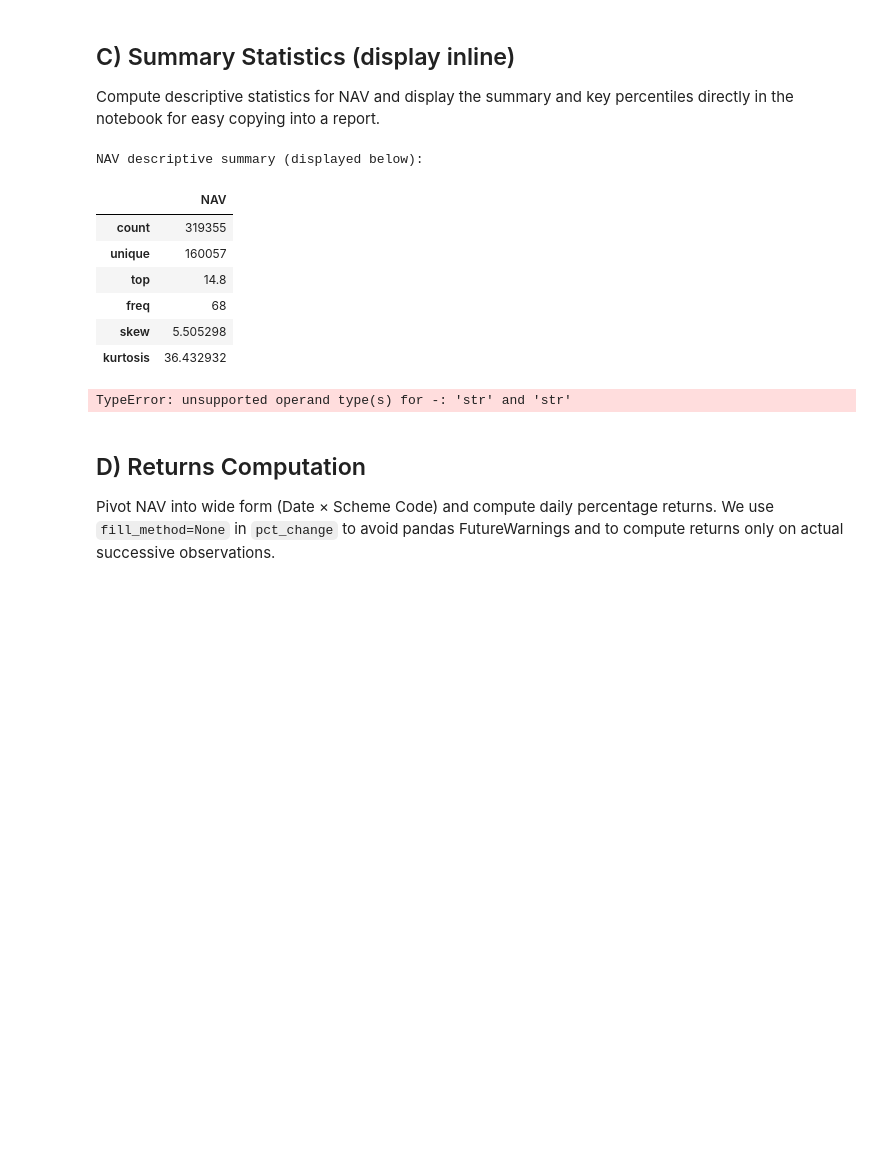
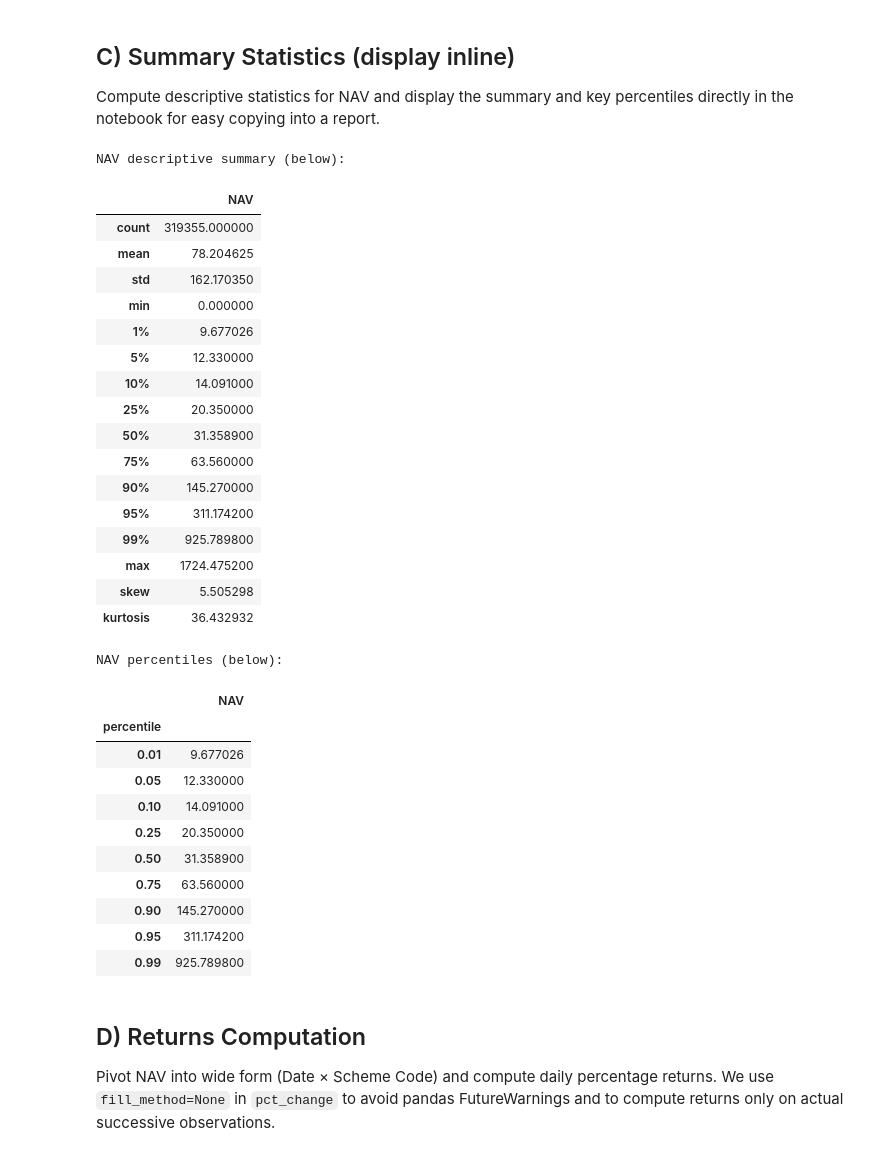
Before and after one commit to Sanya-Vaishnvi/EDA-project, a Jupyter notebook: 3_univariate.ipynb, the cells around one changed output. Cells and saved outputs as stored; diff of their text form; code cells hidden in the pictures; blank space fills up the shorter version.

```diff
--- a/3_univariate.ipynb
+++ b/3_univariate.ipynb
@@ -50,15 +46,11 @@ def load_and_clean(path):
     df['Date'] = pd.to_datetime(df['Date'], errors='coerce')
 
     # numeric columns cleanup
-    num_cols = ['Net Asset Value', 'Repurchase Price', 'Sale Price']
+    num_cols = ['NAV', 'Repurchase Price', 'Sale Price']
     for col in num_cols:
         if col in df.columns:
             df[col] = df[col].str.replace(',', '', regex=False)
             df[col] = pd.to_numeric(df[col], errors='coerce')
-
-    # standardize NAV column name
-    if 'Net Asset Value' in df.columns:
-        df = df.rename(columns={'Net Asset Value': 'NAV'})
 
     # drop rows with invalid dates and sort
     df = df.dropna(subset=['Date']).sort_values(['Scheme Code', 'Date']).reset_index(drop=True)
@@ -68,6 +60,7 @@ def load_and_clean(path):
     return df
 
 df = load_and_clean(CSV_FILE)
+df.head(10)
 # %% [output]
 Loading: cleaned_elss.csv
 Rows after cleaning: 319355
@@ -77,33 +81,62 @@ Unique schemes: 269
 
 Compute descriptive statistics for NAV and display the summary and key percentiles directly in the notebook for easy copying into a report.
 # %%
-# C) Summary Statistics
-nav = df['NAV'].dropna()
+nav = pd.to_numeric(df['NAV'], errors='coerce').dropna()
 
-desc = nav.describe(percentiles=[0.01,0.05,0.1,0.25,0.5,0.75,0.9,0.95,0.99]).to_frame().T
+# Full descriptive summary including custom percentiles
+desc = nav.describe(
+    percentiles=[0.01,0.05,0.10,0.25,0.50,0.75,0.90,0.95,0.99]
+).to_frame().T
+
+# Add skewness and kurtosis
 desc['skew'] = nav.skew()
-desc['kurtosis'] = nav.kurtosis()
+desc['kurtosis'] = nav.kurtosis()  # pandas Fisher definition
 
-print('NAV descriptive summary (displayed below):')
+print("NAV descriptive summary (below):")
 display(desc.T)
 
-percentiles = nav.quantile([0.01,0.05,0.1,0.25,0.5,0.75,0.9,0.95,0.99]).rename_axis('percentile').to_frame('NAV')
-print('\nNAV percentiles (displayed below):')
+# Percentile table
+percentiles = nav.quantile(
+    [0.01,0.05,0.10,0.25,0.50,0.75,0.90,0.95,0.99]
+).rename_axis('percentile').to_frame('NAV')
+
+print("\nNAV percentiles (below):")
 display(percentiles)
 
-# keep in memory if needed later
+# Store in memory for later use
 nav_summary_df = desc.copy()
 nav_percentiles_df = percentiles.copy()
 # %% [output]
-NAV descriptive summary (displayed below):
+NAV descriptive summary (below):
 |  | NAV |
-| count | 319355 |
-| unique | 160057 |
-| top | 14.8 |
-| freq | 68 |
+| count | 319355.000000 |
+| mean | 78.204625 |
+| std | 162.170350 |
+| min | 0.000000 |
+| 1% | 9.677026 |
+| 5% | 12.330000 |
+| 10% | 14.091000 |
+| 25% | 20.350000 |
+| 50% | 31.358900 |
+| 75% | 63.560000 |
+| 90% | 145.270000 |
+| 95% | 311.174200 |
+| 99% | 925.789800 |
+| max | 1724.475200 |
 | skew | 5.505298 |
 | kurtosis | 36.432932 |
-TypeError: unsupported operand type(s) for -: 'str' and 'str'
+NAV percentiles (below):
+|  | NAV |
+| percentile |  |
+| 0.01 | 9.677026 |
+| 0.05 | 12.330000 |
+| 0.10 | 14.091000 |
+| 0.25 | 20.350000 |
+| 0.50 | 31.358900 |
+| 0.75 | 63.560000 |
+| 0.90 | 145.270000 |
+| 0.95 | 311.174200 |
+| 0.99 | 925.789800 |
 # %% [markdown]
 ## D) Returns Computation
 
```
Also changed, not shown: parts of 6 cells of this notebook.
